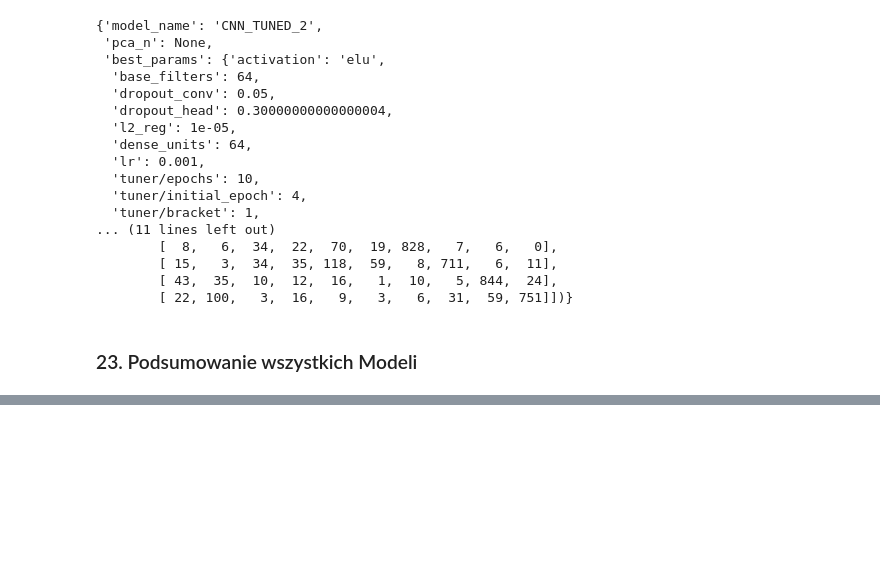
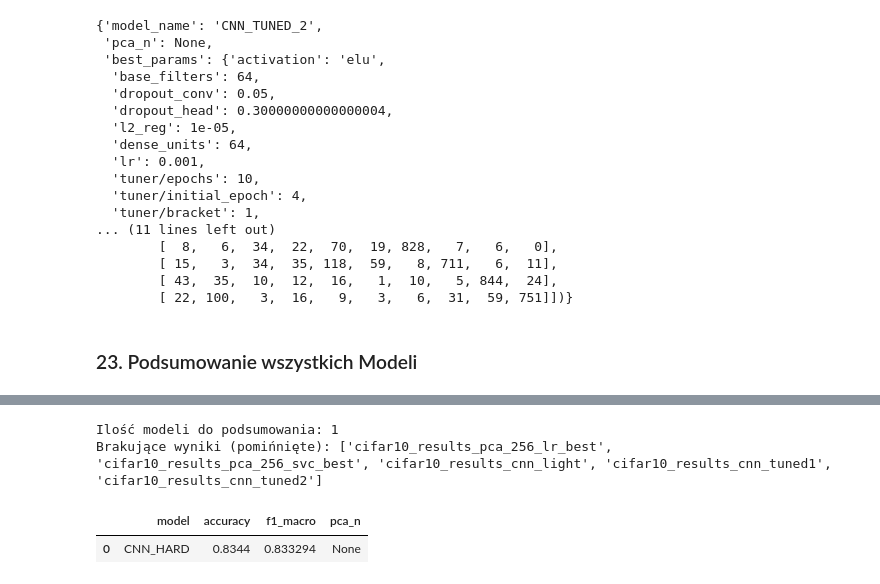
Before and after one commit to Marcin19721205/WSBNeuronowe, a Jupyter notebook: PROJEKT_SIECI_NEURONOWE_20251227.ipynb, the cells around one changed output, grey strips where cells are left out. Saved outputs shown, nothing was run; the diff lists cells and outputs as text; code cells hidden in the pictures; blank space fills up the shorter version.

```diff
--- a/PROJEKT_SIECI_NEURONOWE_20251227.ipynb
+++ b/PROJEKT_SIECI_NEURONOWE_20251227.ipynb
@@ -2175,0 +2488,76 @@ fig_sc.show()
+# %%
+# PODSUMOWANIE WSZYSTKICH MODELI na wspólnych rysunkach (accuracy + f1_macro) — CIFAR10 (z HARD)
+
+import pandas as pd
+import plotly.express as px
+
+# kolejność jak w projekcie + HARD na końcu
+cifar10_results_all_candidates = [
+    ("pca256_lr_best",  "cifar10_results_pca_256_lr_best"),
+    ("pca256_svc_best", "cifar10_results_pca_256_svc_best"),
+    ("cnn_light",       "cifar10_results_cnn_light"),
+    ("cnn_tuned1",      "cifar10_results_cnn_tuned1"),
+    ("cnn_tuned2",      "cifar10_results_cnn_tuned2"),
+    ("cnn_hard",        "cifar10_results_cnn_hard"),
+]
+
+# bierzemy tylko te, które faktycznie istnieją (żeby nie było NameError)
+cifar10_results_all = []
+cifar10_missing = []
+
+for _tag, varname in cifar10_results_all_candidates:
+    if varname in globals():
+        cifar10_results_all.append(globals()[varname])
+    else:
+        cifar10_missing.append(varname)
+
+print("Ilość modeli do podsumowania:", len(cifar10_results_all))
+if len(cifar10_missing) > 0:
+    print("Brakujące wyniki (pomińnięte):", cifar10_missing)
+
+# DF
+cifar10_df_results_all = pd.DataFrame([{
+    "model": r.get("model_name", "UNKNOWN"),
+    "accuracy": r.get("accuracy", None),
+    "f1_macro": r.get("f1_macro", None),
+    "pca_n": r.get("pca_n", None)
+} for r in cifar10_results_all])
+
+display(cifar10_df_results_all)
+
+# 1) Bar: accuracy
+fig_acc = px.bar(
+    cifar10_df_results_all,
+    x="model",
+    y="accuracy",
+    template="plotly_dark",
+    title="CIFAR10 | Porównanie modeli | Accuracy"
+)
+fig_acc.show()
+
+# 2) Bar: F1 macro
+fig_f1 = px.bar(
+    cifar10_df_results_all,
+    x="model",
+    y="f1_macro",
+    template="plotly_dark",
+    title="CIFAR10 | Porównanie modeli | F1 macro"
+)
+fig_f1.show()
+
+# 3) Scatter: accuracy vs f1_macro
+fig_sc = px.scatter(
+    cifar10_df_results_all,
+    x="accuracy",
+    y="f1_macro",
+    text="model",
+    template="plotly_dark",
+    title="CIFAR10 | Porównanie modeli | Accuracy vs F1 macro"
+)
+fig_sc.update_traces(textposition="top center")
+fig_sc.show()
+# %% [output]
+Ilość modeli do podsumowania: 1
+Brakujące wyniki (pomińnięte): ['cifar10_results_pca_256_lr_best', 'cifar10_results_pca_256_svc_best', 'cifar10_results_cnn_light', 'cifar10_results_cnn_tuned1', 'cifar10_results_cnn_tuned2']
+|  | model | accuracy | f1_macro | pca_n |
+| 0 | CNN_HARD | 0.8344 | 0.833294 | None |
```
Also changed, not shown: parts of 11 cells of this notebook.
